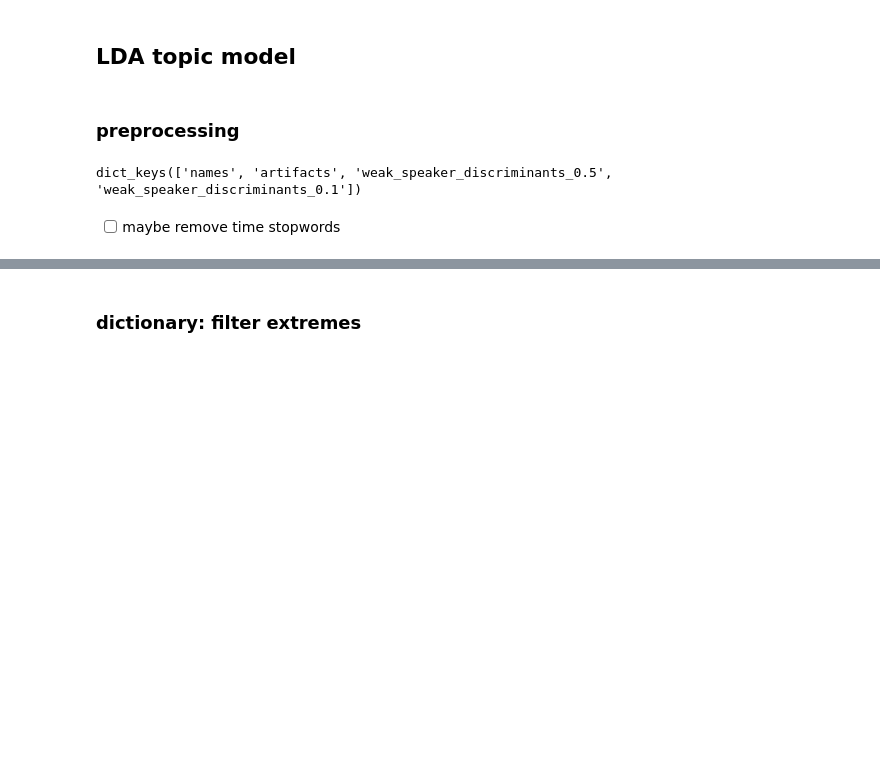
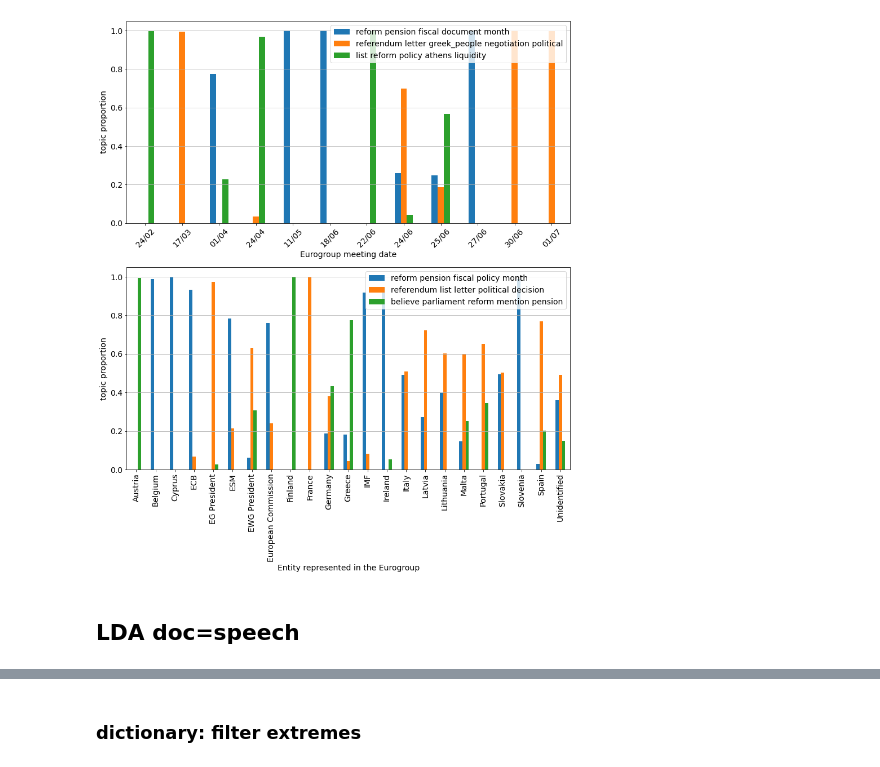
Before and after one commit to ariansajina/master-thesis, a Jupyter notebook: notebooks/topic_models.ipynb, the cells around one changed output, grey strips where cells are left out. Cells and saved outputs as stored; diff of their text form; code cells hidden in the pictures; blank space fills up the shorter version.

```diff
--- a/notebooks/topic_models.ipynb
+++ b/notebooks/topic_models.ipynb
@@ -44,10 +422,26 @@ nlp = spacy.load('en_core_web_sm', exclude=["ner"])  # speed
+# %%
+fig, axes = plt.subplots(2,1,figsize=(12,14))
+
+plt.rc('font', size=14)
+
+date_topic_proportions.sort_index().plot.bar(ax=axes[0])
+axes[0].set_xticklabels(date_topic_proportions.index, rotation=45)
+axes[0].grid(axis='y')
+axes[0].set_ylabel('topic proportion')
+axes[0].set_xlabel('Eurogroup meeting date')
+
+entity_topic_proportions.sort_index().plot.bar(ax=axes[1], label=topic_labels)
+axes[1].grid(axis='y')
+axes[1].set_ylabel('topic proportion')
+axes[1].set_xlabel('Entity represented in the Eurogroup')
+
+#ax.set_ylabel('topic proportion')
+#ax.set_xlabel('Eurogroup meeting date')
+ax.grid(axis='y')
+
+fig.tight_layout()
+fig.savefig('../figures/stm-joint.png')
+# %% [output]
+[figure, added]
 # %% [markdown]
-## LDA topic model
+## LDA doc=speech
-# %% [markdown]
-### preprocessing
-# %%
-print(stopwords.keys())
-# %% [output]
-dict_keys(['names', 'artifacts', 'weak_speaker_discriminants_0.5', 'weak_speaker_discriminants_0.1'])
-# %% [markdown]
-- [ ] maybe remove time stopwords
```
Also changed, not shown: parts of 152 cells of this notebook, 9 other files.
